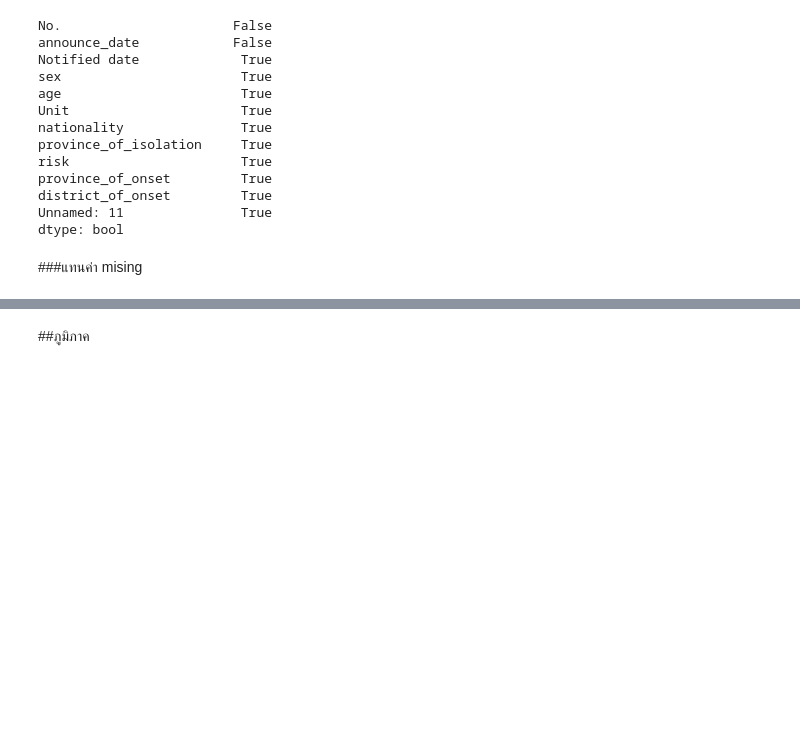
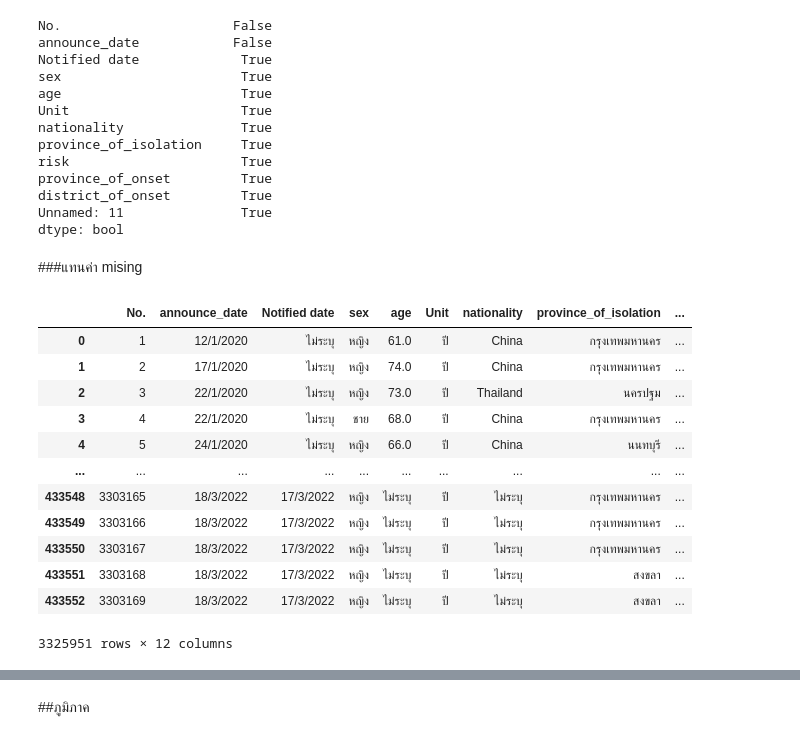
Before and after one commit to Nunticha24/data_viz_2022, a Jupyter notebook: Project_Dinosaur.ipynb, the cells around one changed output, grey strips where cells are left out. Cells and saved outputs as stored; diff of their text form; code cells hidden in the pictures; blank space fills up the shorter version.

```diff
--- a/Project_Dinosaur.ipynb
+++ b/Project_Dinosaur.ipynb
@@ -138,3 +138,20 @@ Unnamed: 11               True
 dtype: bool
 # %% [markdown]
 ###แทนค่า mising
+# %%
+Covid = Covid.fillna(value={'Notified date':'ไม่ระบุ','sex':'ไม่ระบุ','age':'ไม่ระบุ','Unit':'ปี','nationality':'ไม่ระบุ','province_of_isolation':'ไม่ระบุ','risk':'ไม่ระบุ','province_of_onset':'ไม่ระบุ','district_of_onset':'ไม่ระบุ'})
+Covid
+# %% [output]
+|  | No. | announce_date | Notified date | sex | age | Unit | nationality | province_of_isolation | ... |
+| 0 | 1 | 12/1/2020 | ไม่ระบุ | หญิง | 61.0 | ปี | China | กรุงเทพมหานคร | ... |
+| 1 | 2 | 17/1/2020 | ไม่ระบุ | หญิง | 74.0 | ปี | China | กรุงเทพมหานคร | ... |
+| 2 | 3 | 22/1/2020 | ไม่ระบุ | หญิง | 73.0 | ปี | Thailand | นครปฐม | ... |
+| 3 | 4 | 22/1/2020 | ไม่ระบุ | ชาย | 68.0 | ปี | China | กรุงเทพมหานคร | ... |
+| 4 | 5 | 24/1/2020 | ไม่ระบุ | หญิง | 66.0 | ปี | China | นนทบุรี | ... |
+| ... | ... | ... | ... | ... | ... | ... | ... | ... | ... |
+| 433548 | 3303165 | 18/3/2022 | 17/3/2022 | หญิง | ไม่ระบุ | ปี | ไม่ระบุ | กรุงเทพมหานคร | ... |
+| 433549 | 3303166 | 18/3/2022 | 17/3/2022 | หญิง | ไม่ระบุ | ปี | ไม่ระบุ | กรุงเทพมหานคร | ... |
+| 433550 | 3303167 | 18/3/2022 | 17/3/2022 | หญิง | ไม่ระบุ | ปี | ไม่ระบุ | กรุงเทพมหานคร | ... |
+| 433551 | 3303168 | 18/3/2022 | 17/3/2022 | หญิง | ไม่ระบุ | ปี | ไม่ระบุ | สงขลา | ... |
+| 433552 | 3303169 | 18/3/2022 | 17/3/2022 | หญิง | ไม่ระบุ | ปี | ไม่ระบุ | สงขลา | ... |
+3325951 rows × 12 columns
```
Also changed, not shown: parts of 20 cells of this notebook.
